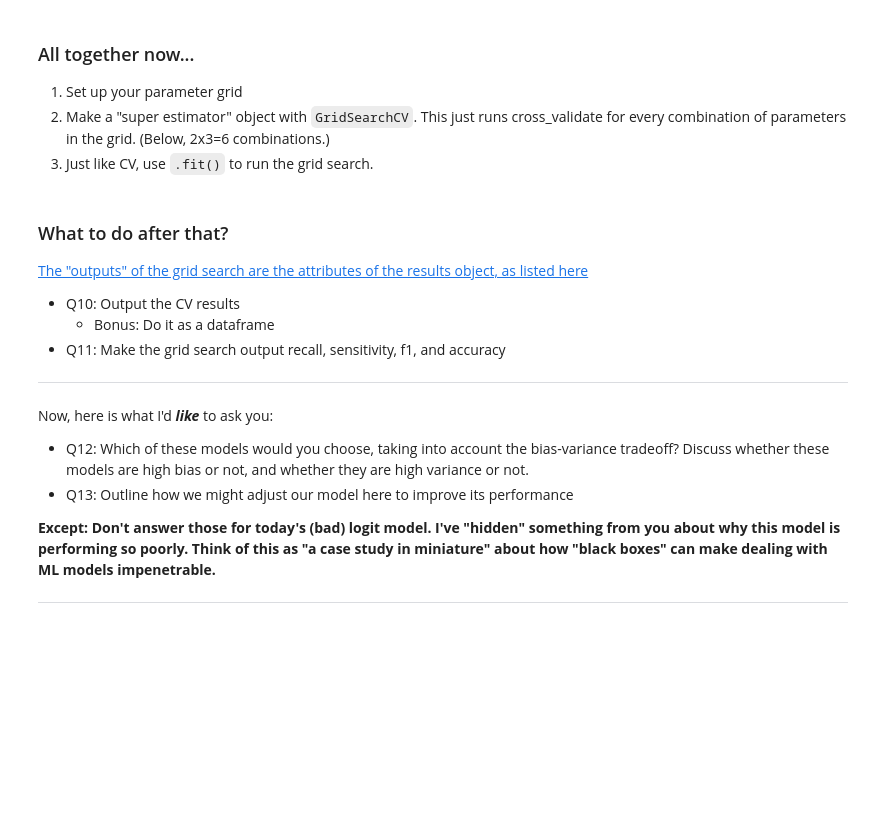
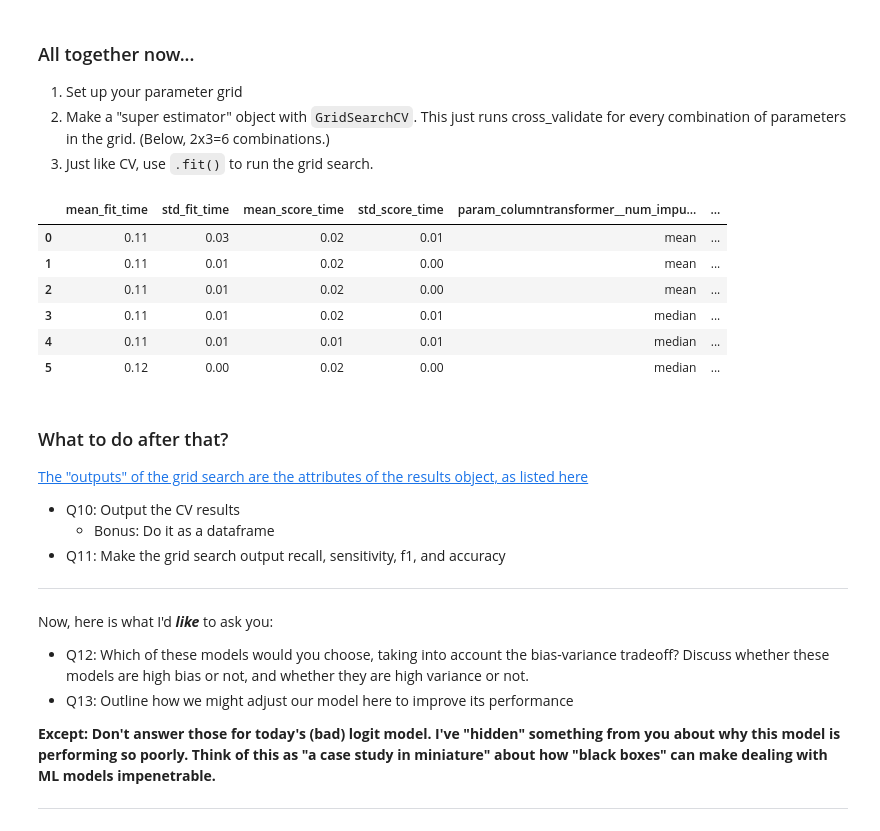
Before and after one commit to donbowen/ClassNotes12pm-2025, a Jupyter notebook: ML/ML_worksheet1.ipynb, the cells around one changed output. Saved outputs shown, nothing was run; the diff lists cells and outputs as text; code cells hidden in the pictures; blank space fills up the shorter version.

```diff
--- a/ML/ML_worksheet1.ipynb
+++ b/ML/ML_worksheet1.ipynb
@@ -449,7 +444,8 @@ parameters =  {'logisticregression__C': [0.1,1,5],
 
 grid_search = GridSearchCV(estimator = logit_pipe,
                            param_grid = parameters,
-                           cv = 10
+                           cv = 3,
+                           scoring='recall'
                            )
 
 results = grid_search.fit(X_train,y_train)
@@ -457,6 +453,19 @@ results = grid_search.fit(X_train,y_train)
 #     save pipeline with optimal params in place
 #     (Note: you should spend time interrogating model predictions, plotting and printing.
 #     Does the model struggle predicting certain obs? Excel at some?)
+# %%
+results.best_params_
+results.best_score_
+results.cv_results_
+pd.DataFrame(results.cv_results_).round(2) # easy to read!
+# %% [output]
+|  | mean_fit_time | std_fit_time | mean_score_time | std_score_time | param_columntransformer__num_impu... | ... |
+| 0 | 0.11 | 0.03 | 0.02 | 0.01 | mean | ... |
+| 1 | 0.11 | 0.01 | 0.02 | 0.00 | mean | ... |
+| 2 | 0.11 | 0.01 | 0.02 | 0.00 | mean | ... |
+| 3 | 0.11 | 0.01 | 0.02 | 0.01 | median | ... |
+| 4 | 0.11 | 0.01 | 0.01 | 0.01 | median | ... |
+| 5 | 0.12 | 0.00 | 0.02 | 0.00 | median | ... |
 # %% [markdown]
 ### What to do after that?
 
```
Also changed, not shown: parts of 5 cells of this notebook, 1 other file.
